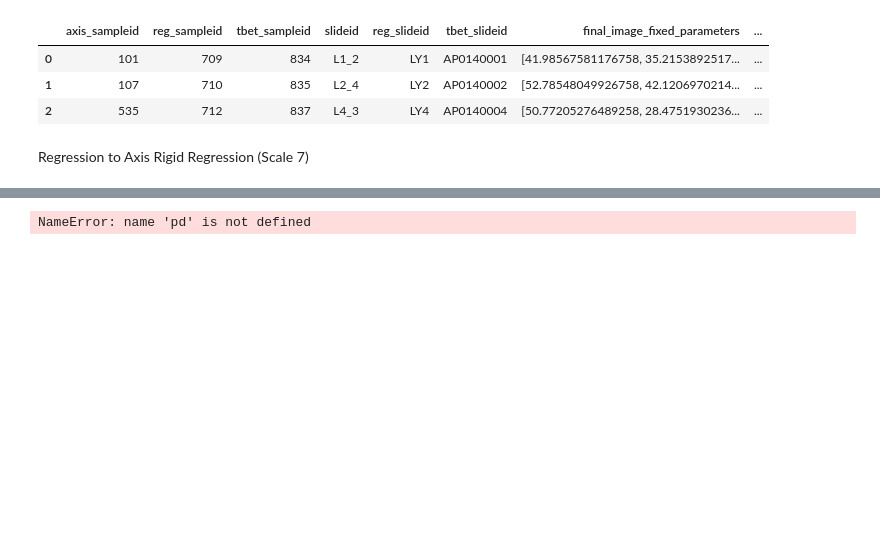
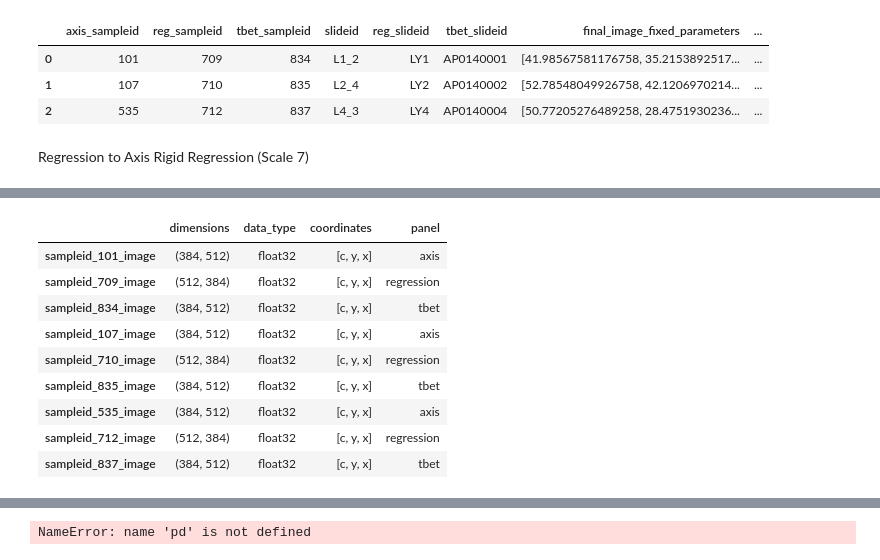
Before and after one commit to Olamiknight/WSIFIR, a Jupyter notebook: Rigid_Reg.ipynb, the cells around one changed output, grey strips where cells are left out. Cells and saved outputs as stored; diff of their text form; code cells hidden in the pictures; blank space fills up the shorter version.

```diff
--- a/Rigid_Reg.ipynb
+++ b/Rigid_Reg.ipynb
@@ -685,3 +730,45 @@ Regression to Axis Rigid Regression (Scale 7)
 cropped_images_2 = {}
 for sampleid in sp.images:
     cropped_images_2[sampleid] = tl.crop_xarray_image(sp.images[sampleid], scale=7)[0]
+# %%
+
+#Create a dataframe with a columnn named panel that loops either axis, regression and tbet 3 time
+
+panel = ['axis','regression','tbet']*3
+
+panel_df = pd.DataFrame(panel, columns=['panel'])
+
+#Create a dataframe with a columnn named panel that loops either axis, regression and tbet 3 time
+
+panel = ['axis','regression','tbet']*3
+
+panel_df = pd.DataFrame(panel, columns=['panel'])
+
+
+#View dimensions of the cropped images
+
+for sampleid, cropped_image in cropped_images_2.items():
+    print(f"Sample ID: {sampleid}")
+    print(f"Dimensions: {cropped_image.shape}")
+    print(f"Data type: {cropped_image.dtype}")
+    print(f"Coordinates: {cropped_image.coords}\n")
+
+#Save dimensions of the cropped images to a dataframe
+
+
+cropped_images_dimensions_2 = {}
+for sampleid, cropped_image in cropped_images_2.items():
+    cropped_images_dimensions_2[sampleid] = {
+        'dimensions': cropped_image.shape,
+        'data_type': cropped_image.dtype,
+        'coordinates': cropped_image.coords,
+    }
+
+
+#Convert to dataframe
+cropped_images_dimensions_df_2 = pd.DataFrame.from_dict(cropped_images_dimensions_2, orient='index')
+
+
+#Add the panel column to the cropped images dimensions dataframe
+
+cropped_images_dimensions_df_2['panel'] = panel_df['panel'].values
@@ -688,3 +793,16 @@ for sampleid in sp.images:
+# %%
+cropped_images_dimensions_df_2
+# %% [output]
+|  | dimensions | data_type | coordinates | panel |
+| sampleid_101_image | (384, 512) | float32 | [c, y, x] | axis |
+| sampleid_709_image | (512, 384) | float32 | [c, y, x] | regression |
+| sampleid_834_image | (384, 512) | float32 | [c, y, x] | tbet |
+| sampleid_107_image | (384, 512) | float32 | [c, y, x] | axis |
+| sampleid_710_image | (512, 384) | float32 | [c, y, x] | regression |
+| sampleid_835_image | (384, 512) | float32 | [c, y, x] | tbet |
+| sampleid_535_image | (384, 512) | float32 | [c, y, x] | axis |
+| sampleid_712_image | (512, 384) | float32 | [c, y, x] | regression |
+| sampleid_837_image | (384, 512) | float32 | [c, y, x] | tbet |
 # %%
 #Convert the cropped images to ants
 axis_image_cropped_ants_4 = ants.from_numpy(cropped_images_2[f'sampleid_{results[0]["axis_sampleid"]}_image'].compute().data)
```
Also changed, not shown: parts of 32 cells of this notebook, 3 other files.
